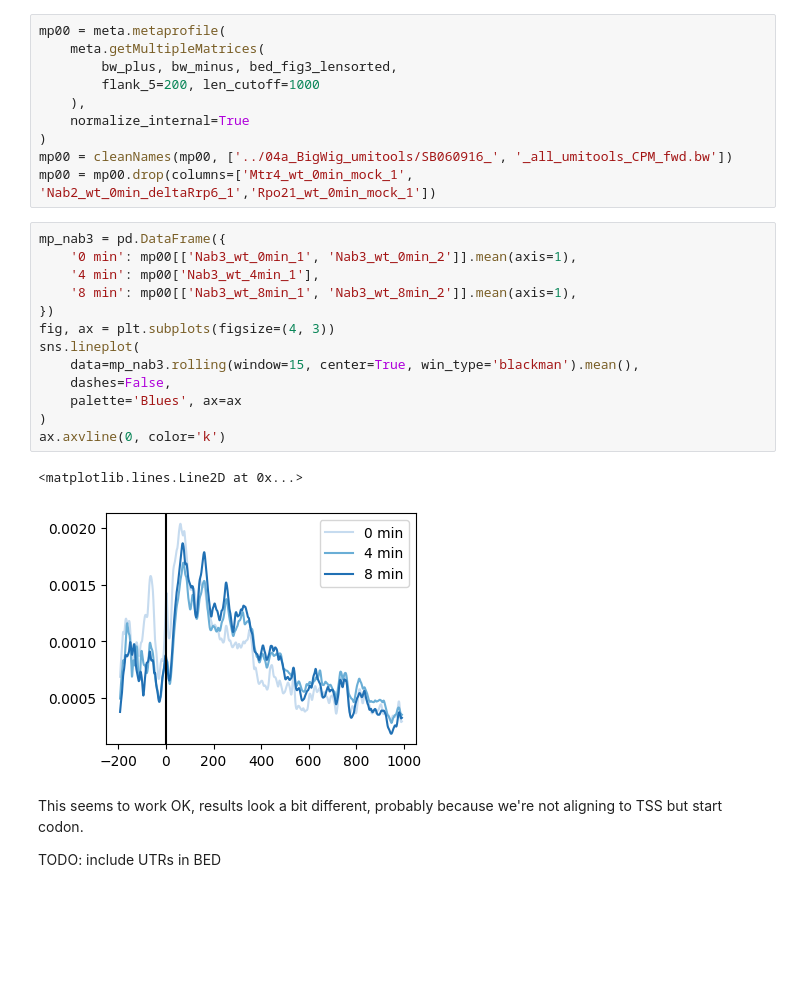
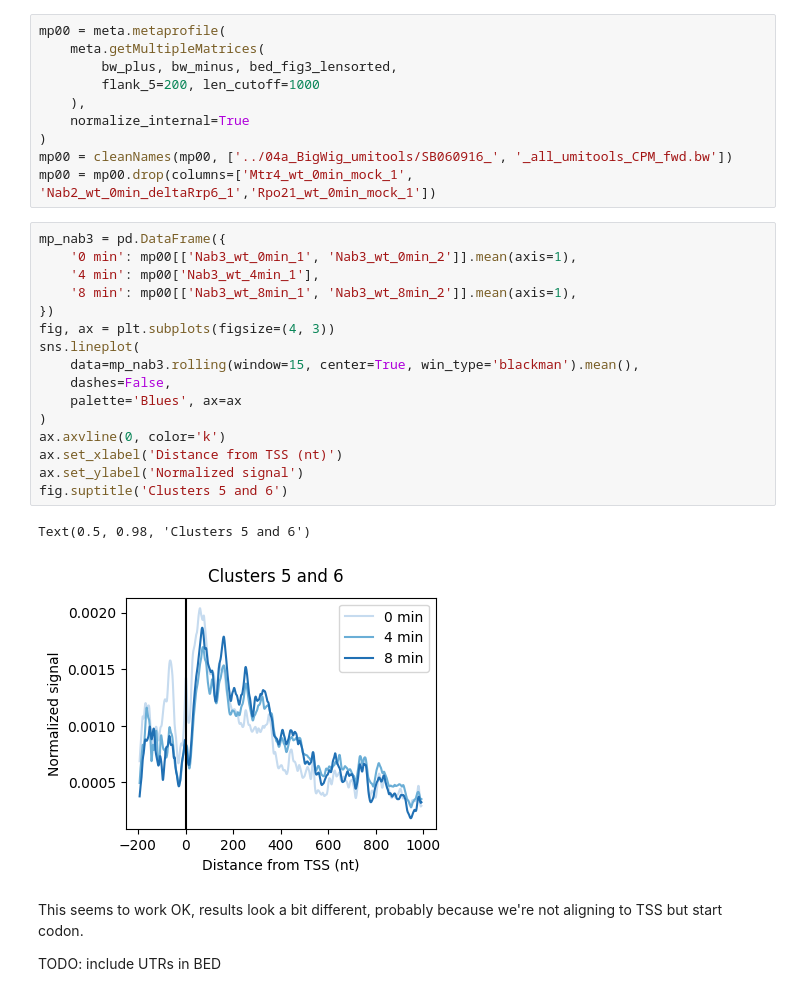
Before and after one commit to j-miko/trxtools_Nab3_CRAC, a Jupyter notebook: 05_notebooks/01_fig3.ipynb, the cells around one changed output. Drawn from its saved outputs; the diff is of its cells as text; blank space fills up the shorter version.

Commit message:
Figure polishing

```diff
--- a/05_notebooks/01_fig3.ipynb
+++ b/05_notebooks/01_fig3.ipynb
@@ -51,19 +51,22 @@ mp00 = mp00.drop(columns=['Mtr4_wt_0min_mock_1', 'Nab2_wt_0min_deltaRrp6_1','Rpo
 # %%
 mp_nab3 = pd.DataFrame({
     '0 min': mp00[['Nab3_wt_0min_1', 'Nab3_wt_0min_2']].mean(axis=1),
     '4 min': mp00['Nab3_wt_4min_1'],
     '8 min': mp00[['Nab3_wt_8min_1', 'Nab3_wt_8min_2']].mean(axis=1),
 })
 fig, ax = plt.subplots(figsize=(4, 3))
 sns.lineplot(
     data=mp_nab3.rolling(window=15, center=True, win_type='blackman').mean(),
     dashes=False,
     palette='Blues', ax=ax
 )
 ax.axvline(0, color='k')
+ax.set_xlabel('Distance from TSS (nt)')
+ax.set_ylabel('Normalized signal')
+fig.suptitle('Clusters 5 and 6')
 # %% [output]
-<matplotlib.lines.Line2D at 0x...>
+Text(0.5, 0.98, 'Clusters 5 and 6')
-[figure, old version]
+[figure, new version]
 # %% [markdown]
 This seems to work OK, results look a bit different, probably because we're not aligning to TSS but start codon.
 
```
